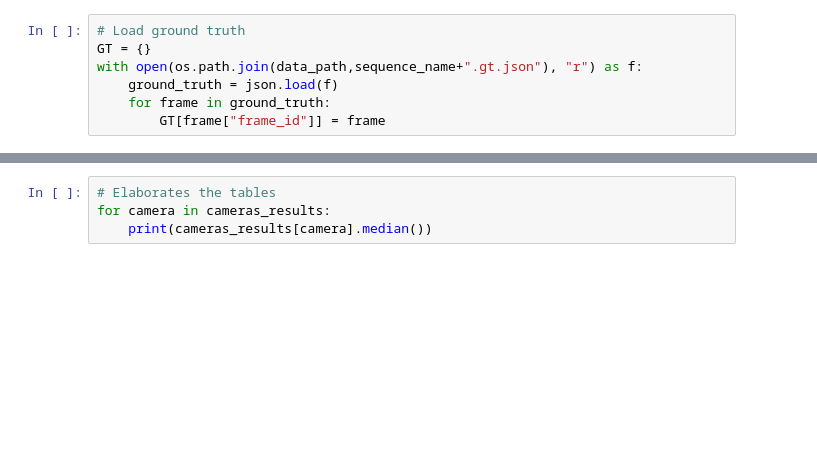
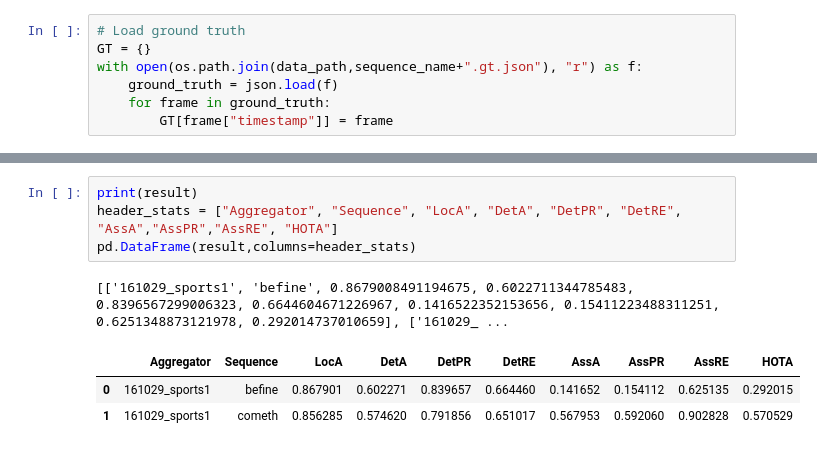
Before and after one commit to PARCO-LAB/COMETH, a Jupyter notebook: test_accuracy.ipynb, the cells around one changed output, grey strips where cells are left out. Drawn from its saved outputs; the diff is of its cells as text; blank space fills up the shorter version.

```diff
--- a/test_accuracy.ipynb
+++ b/test_accuracy.ipynb
@@ -24,5 +24,5 @@ GT = {}
 with open(os.path.join(data_path,sequence_name+".gt.json"), "r") as f:
     ground_truth = json.load(f)
     for frame in ground_truth:
-        GT[frame["frame_id"]] = frame
+        GT[frame["timestamp"]] = frame
 # %%
@@ -159,4 +196,9 @@ HOTA: 0.0        MOTA: -0.8      MOTP: 0.21
-# %%
-# Elaborates the tables
-for camera in cameras_results:
-    print(cameras_results[camera].median())
+# %%
+print(result)
+header_stats = ["Aggregator", "Sequence", "LocA", "DetA", "DetPR", "DetRE", "AssA","AssPR","AssRE", "HOTA"]
+pd.DataFrame(result,columns=header_stats)
+# %% [output]
+[['161029_sports1', 'befine', 0.8679008491194675, 0.6022711344785483, 0.8396567299006323, 0.6644604671226967, 0.1416522352153656, 0.15411223488311251, 0.6251348873121978, 0.292014737010659], ['161029_ ...
+|  | Aggregator | Sequence | LocA | DetA | DetPR | DetRE | AssA | AssPR | AssRE | HOTA |
+| 0 | 161029_sports1 | befine | 0.867901 | 0.602271 | 0.839657 | 0.664460 | 0.141652 | 0.154112 | 0.625135 | 0.292015 |
+| 1 | 161029_sports1 | cometh | 0.856285 | 0.574620 | 0.791856 | 0.651017 | 0.567953 | 0.592060 | 0.902828 | 0.570529 |
```
Also changed, not shown: parts of 6 cells of this notebook, 3 other files.
